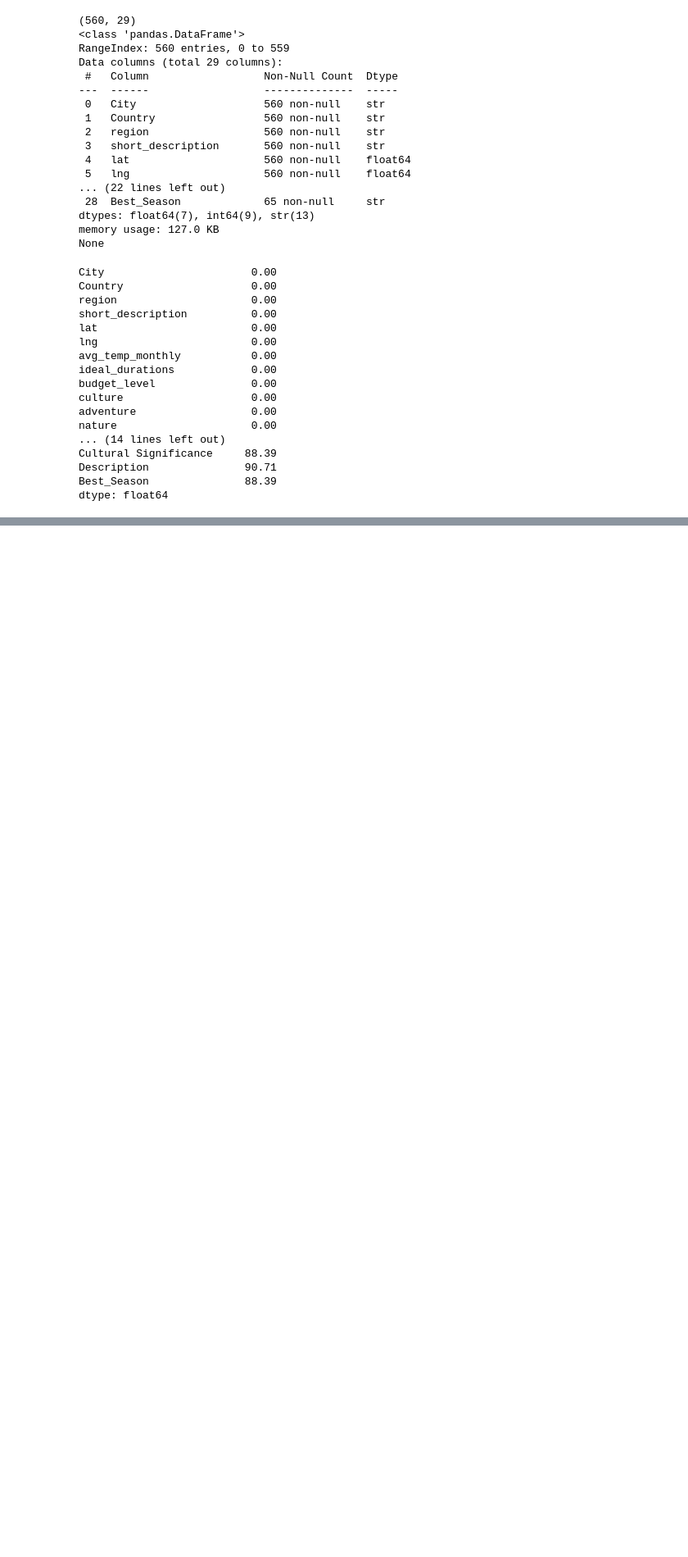
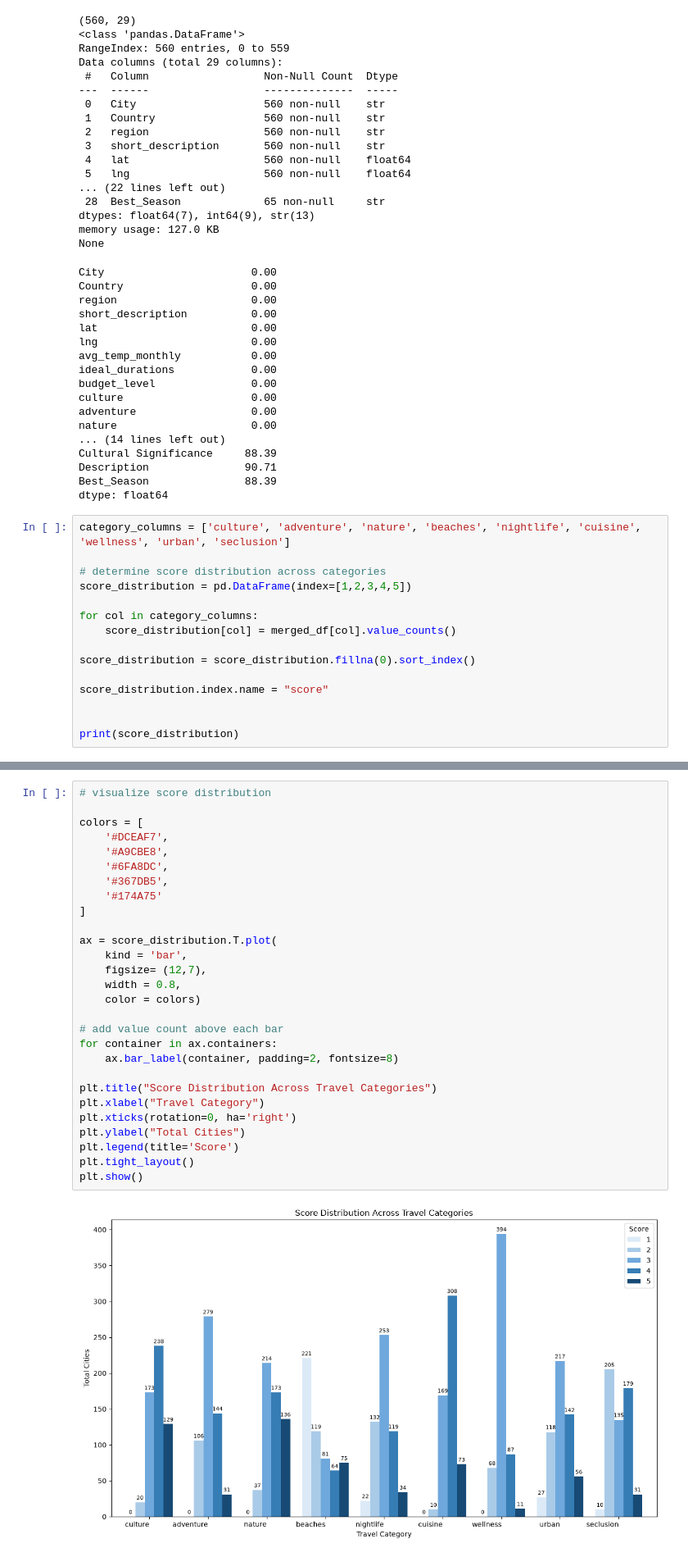
Before and after one commit to cassidyschul/travel_recommendation, a Jupyter notebook: dataexploration.ipynb, the cells around one changed output, grey strips where cells are left out. Shown at 82% size. Cells and saved outputs as stored; diff of their text form; blank space fills up the shorter version.

Commit message:
Add travel category score distribution visualization

```diff
--- a/dataexploration.ipynb
+++ b/dataexploration.ipynb
@@ -52,3 +53,18 @@ Cultural Significance     88.39
 Description               90.71
 Best_Season               88.39
 dtype: float64
+# %%
+category_columns = ['culture', 'adventure', 'nature', 'beaches', 'nightlife', 'cuisine', 'wellness', 'urban', 'seclusion']
+
+# determine score distribution across categories
+score_distribution = pd.DataFrame(index=[1,2,3,4,5])
+
+for col in category_columns:
+    score_distribution[col] = merged_df[col].value_counts()
+
+score_distribution = score_distribution.fillna(0).sort_index()
+
+score_distribution.index.name = "score"
+
+
+print(score_distribution)
@@ -54,0 +87,30 @@ dtype: float64
+# %%
+# visualize score distribution
+
+colors = [
+    '#DCEAF7',
+    '#A9CBE8',
+    '#6FA8DC',
+    '#367DB5',
+    '#174A75'
+]
+
+ax = score_distribution.T.plot(
+    kind = 'bar',
+    figsize= (12,7),
+    width = 0.8,
+    color = colors)
+
+# add value count above each bar
+for container in ax.containers:
+    ax.bar_label(container, padding=2, fontsize=8)
+
+plt.title("Score Distribution Across Travel Categories")
+plt.xlabel("Travel Category")
+plt.xticks(rotation=0, ha='right')
+plt.ylabel("Total Cities")
+plt.legend(title='Score')
+plt.tight_layout()
+plt.show()
+# %% [output]
+[figure, added]
```
Also changed, not shown: parts of 2 cells of this notebook.
